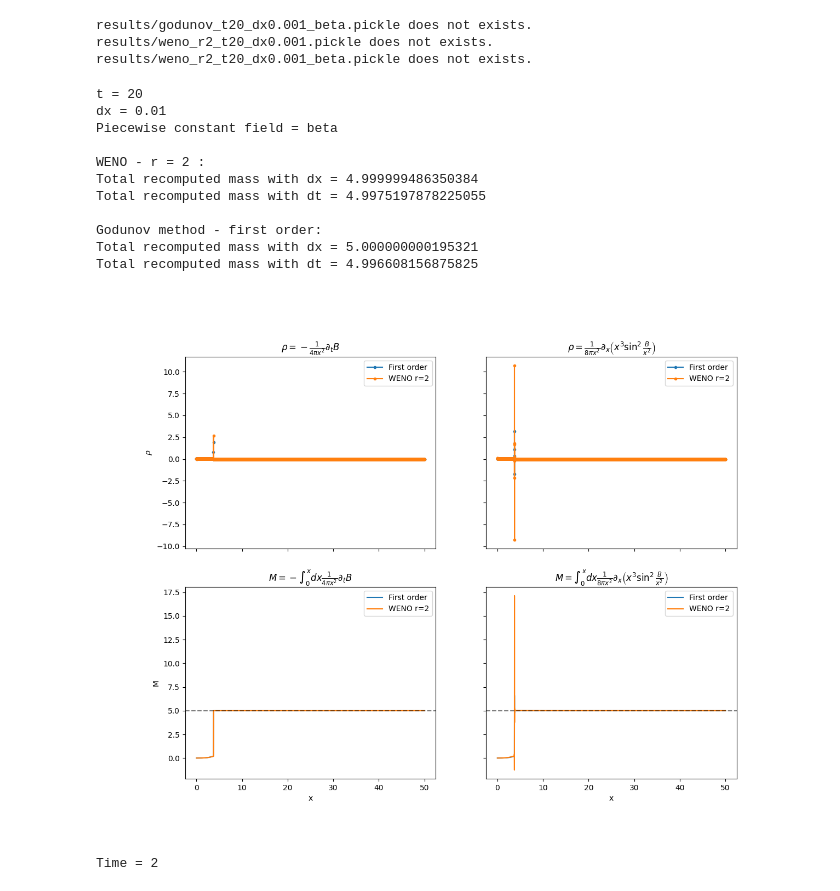
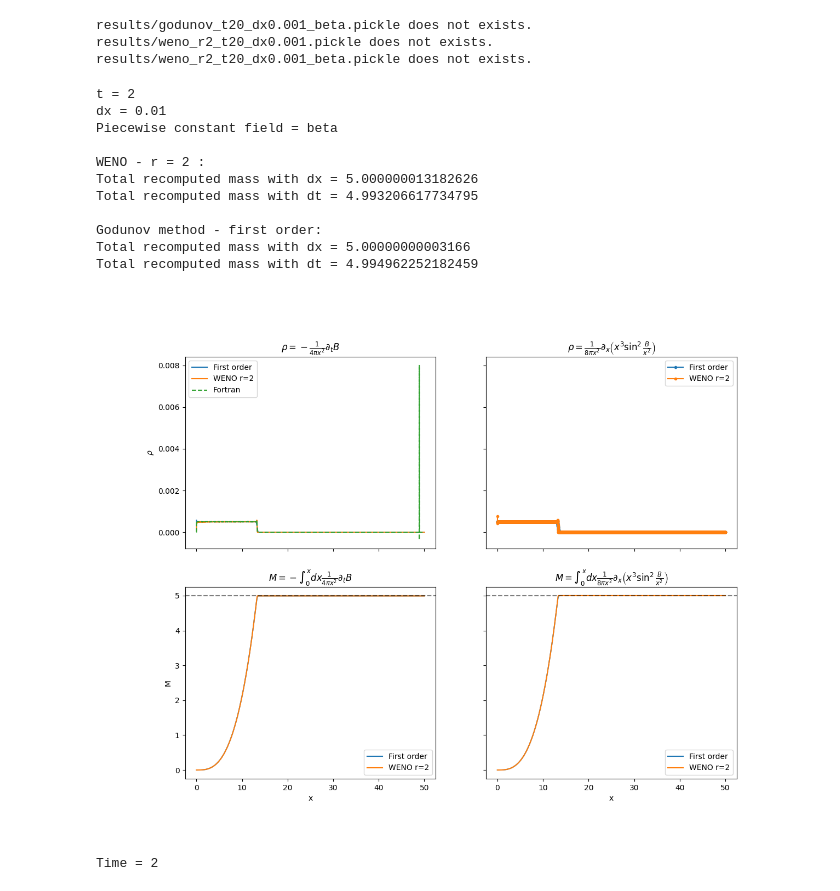
Before and after one commit to LoreCip/LQG-BH-Collapse, a Jupyter notebook: Notebooks/results.ipynb, the cells around one changed output. Cells and saved outputs as stored; diff of their text form; code cells hidden in the pictures.

```diff
--- a/Notebooks/results.ipynb
+++ b/Notebooks/results.ipynb
@@ -7,6 +7,22 @@ from scipy.integrate import cumtrapz, trapz
 
 %matplotlib widget
 
+
+#############
+## FORTRAN
+#############
+
+from scipy.io import FortranFile
+
+with FortranFile('../rho.dat', 'r') as f:
+    fr = f.read_reals(dtype=np.float64)
+with FortranFile('../B.dat', 'r') as f:
+    fB = f.read_reals(dtype=np.float64)
+with FortranFile('../x.dat', 'r') as f:
+    fx = f.read_reals(dtype=np.float64)
+
+###################
+
 m = 5
 xM = 50.0
 r0 = 15
@@ -47,7 +63,7 @@ results/weno_r2_t20_dx0.001_beta.pickle does not exists.
 def compute_masses(rho, x, dx):
     return 4*np.pi * trapz(rho * x**2, dx = dx)
 
-def plotting(godunov, wenor2, t, dx, f, k = 0):
+def plotting(godunov, wenor2, fx, frho, t, dx, f, k = 0):
 
     t = str(t)
     dx = str(dx)
@@ -55,8 +71,12 @@ def plotting(godunov, wenor2, t, dx, f, k = 0):
 
     fig, axs = plt.subplots(2,2,figsize=(13, 10), sharex = True, sharey = 'row')
 
-    axs[0,0].plot(godunov[t][dx][f][k]['x'][1:],  godunov[t][dx][f][k]['rho_dt'][1:], '.-', label = 'First order')
-    axs[0,0].plot(wenor2[t][dx][f][k]['x'][1:], wenor2[t][dx][f][k]['rho_dt'][1:], '.-', label = 'WENO r=2')
+    axs[0,0].plot(godunov[t][dx][f][k]['x'][1:],  godunov[t][dx][f][k]['rho_dt'][1:], '-', label = 'First order')
+    axs[0,0].plot(wenor2[t][dx][f][k]['x'][1:], wenor2[t][dx][f][k]['rho_dt'][1:], '-', label = 'WENO r=2')
+
+    if t == '2':
+        axs[0,0].plot(fx, frho, '--', label = 'Fortran')
+
     axs[0,0].set_title(r"$\rho = - \frac{1}{4\pi x^2} \partial_t B $")
     axs[0,0].legend()
 
@@ -81,40 +101,40 @@ def plotting(godunov, wenor2, t, dx, f, k = 0):
     axs[1,1].plot(wenor2[t][dx][f][k]['x'], M_weno_x, label = 'WENO r=2' )
     axs[1,1].axhline(m, color = 'k', ls = '--', alpha = 0.5)
     axs[1,1].set_title(r"$M = \int_0^x dx \frac{1}{8\pi x^2} \partial_x\left( x^3 \sin^2 \frac{B}{x^2} \right) $")
     axs[1,1].legend()
 
     axs[1,0].set_xlabel('x')
     axs[1,1].set_xlabel('x')
     axs[0,0].set_ylabel(r'$\rho$')
     axs[1,0].set_ylabel('M')
 
     print(f"t = {t}")
     print(f"dx = {dx}")
     print(f"Piecewise constant field = {f}")
     print()
     print('WENO - r = 2 :')
     print(f"Total recomputed mass with dx = {compute_masses(wenor2[t][dx][f][k]['rho_dx'], wenor2[t][dx][f][k]['x'], wenor2[t][dx][f][k]['dx'])}")
     print(f"Total recomputed mass with dt = {compute_masses(wenor2[t][dx][f][k]['rho_dt'], wenor2[t][dx][f][k]['x'], wenor2[t][dx][f][k]['dx'])}")
     print()
     print('Godunov method - first order:')
     print(f"Total recomputed mass with dx = {compute_masses(godunov[t][dx][f][k]['rho_dx'], godunov[t][dx][f][k]['x'], godunov[t][dx][f][k]['dx'])}")
     print(f"Total recomputed mass with dt = {compute_masses(godunov[t][dx][f][k]['rho_dt'], godunov[t][dx][f][k]['x'], godunov[t][dx][f][k]['dx'])}")
 
 
-plotting(godunov, wenor2, t = 20, dx = 0.01, f = 'beta')
+plotting(godunov, wenor2, fx, fr, t = 2, dx = 0.01, f = 'beta')
 # %% [output]
-t = 20
+t = 2
 dx = 0.01
 Piecewise constant field = beta
 
 WENO - r = 2 :
-Total recomputed mass with dx = 4.999999486350384
-Total recomputed mass with dt = 4.9975197878225055
+Total recomputed mass with dx = 5.000000013182626
+Total recomputed mass with dt = 4.993206617734795
 
 Godunov method - first order:
-Total recomputed mass with dx = 5.000000000195321
-Total recomputed mass with dt = 4.996608156875825
+Total recomputed mass with dx = 5.00000000003166
+Total recomputed mass with dt = 4.994962252182459
-[figure, old version]
+[figure, new version]
 # %%
 t = '2'
 
```
Also changed, not shown: parts of 1 cell of this notebook, 18 other files.
